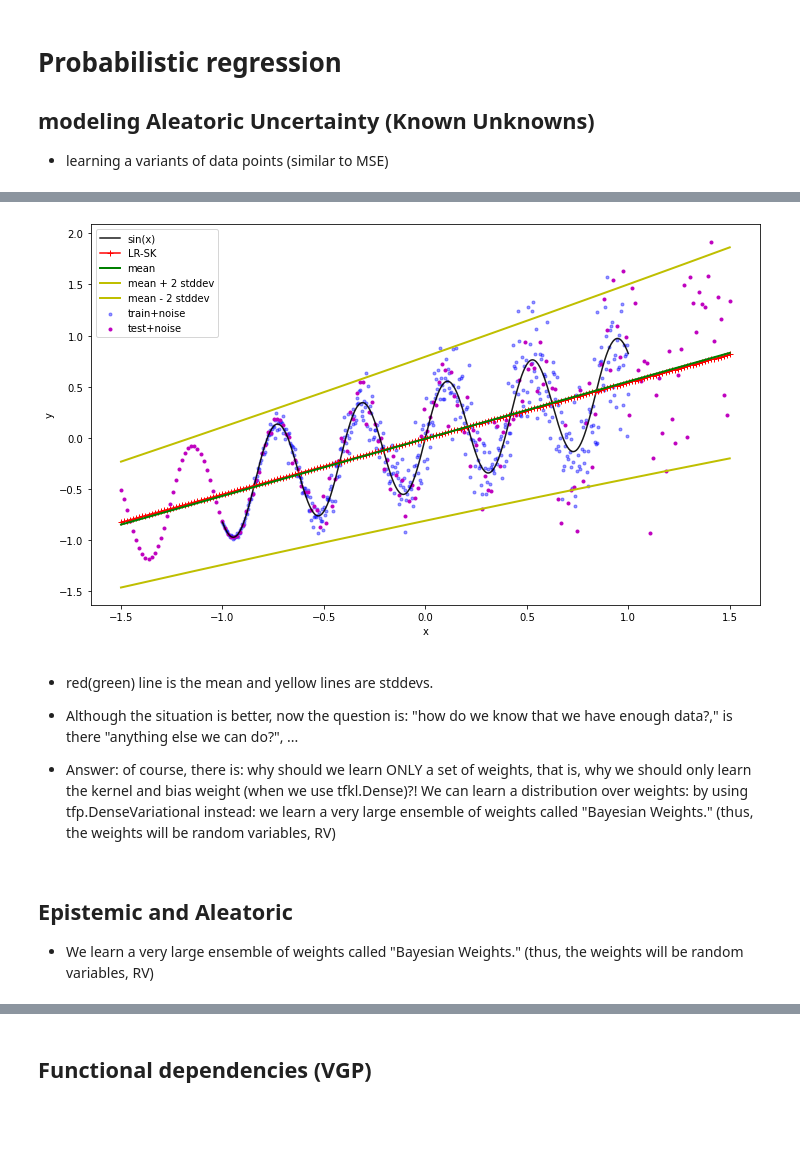
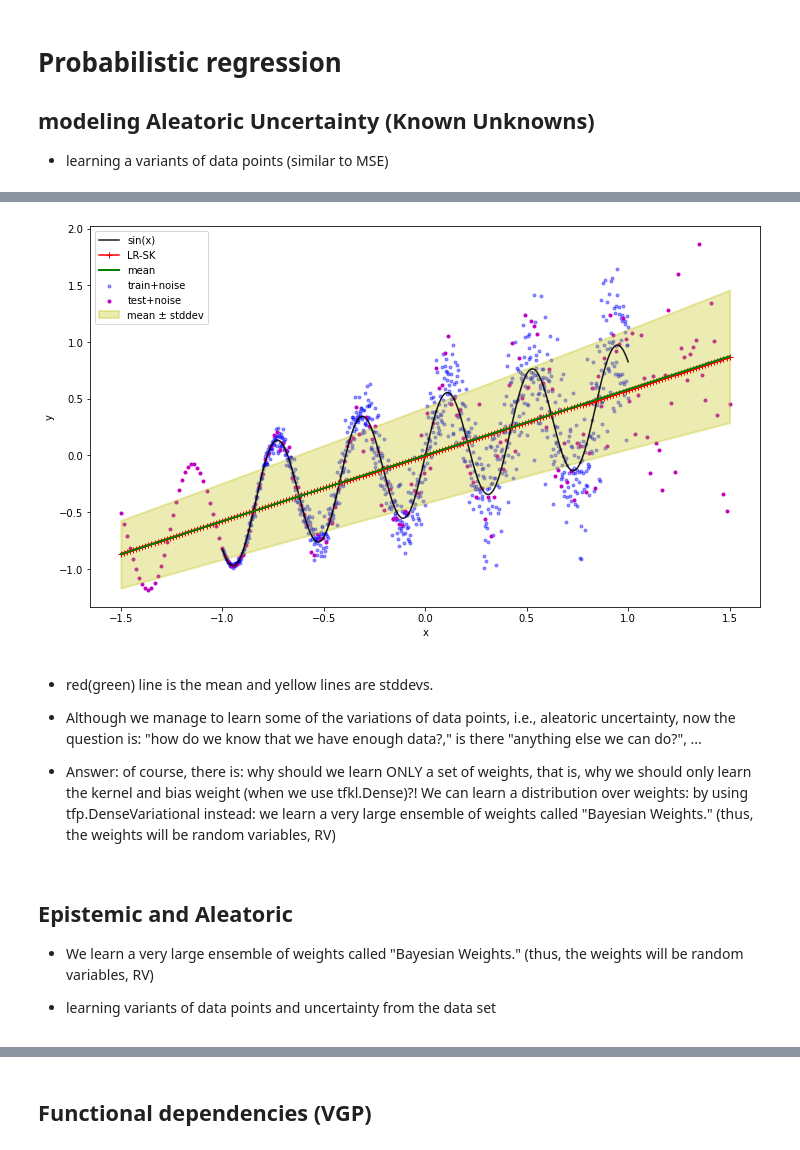
Before and after one commit to Sorooshi/miscellaneous, a Jupyter notebook: codes/probabilistic_programming_warmup.ipynb, the cells around one changed output, grey strips where cells are left out. Drawn from its saved outputs; the diff is of its cells as text; code cells hidden in the pictures; blank space fills up the shorter version.

```diff
--- a/codes/probabilistic_programming_warmup.ipynb
+++ b/codes/probabilistic_programming_warmup.ipynb
@@ -27,7 +27,7 @@ def noise(x, slope,):
     noise_std = np.maximum(0.0, x + 1.0 ) * slope
     return np.random.normal(0, noise_std).astype(np.float64)
 # %%
-x_train = np.linspace(-1, 1, 500, dtype=np.float64).reshape(-1, 1)
+x_train = np.linspace(-1, 1, 1000, dtype=np.float64).reshape(-1, 1)
 y_train = f(x_train) + noise(x=x_train, slope=0.2, )
 
 
@@ -74,13 +74,17 @@ plt.show()
 ## modeling Aleatoric Uncertainty (Known Unknowns)
 
 - learning a variants of data points (similar to MSE)
+# %%
+n_units = 2
+n_epochs = 1000
+n_repeats = 50
 # %%
 negloglik = lambda y, rv_y: -rv_y.log_prob(y)
 # %%
 # equivalent to LR from Sklearn
 
 mdl_al = tfk.Sequential([
-    tfkl.Dense(units=2),
+    tfkl.Dense(units=n_units),
     tfkl.Dense(1+1),
     tfpl.DistributionLambda(lambda t: tfd.Normal(loc=t[..., :1],
 
@@ -90,7 +94,7 @@ mdl_al = tfk.Sequential([
 
 mdl_al.compile(loss=negloglik, optimizer=tfk.optimizers.Adam(learning_rate=1e-3))
 
-mdl_al.fit(x=x_train, y=y_train, epochs=1000, verbose=True)
+mdl_al.fit(x=x_train, y=y_train, epochs=n_epochs, verbose=True)
 
 
 yhat_al = mdl_al(x_test)
@@ -115,31 +119,35 @@ Epoch 1000/1000
 # %%
-m_al = yhat_al.mean()
-s_al = yhat_al.stddev()
+m_al = yhat_al.mean()[:, 0]
+s_al = yhat_al.stddev()[:, 0]
 
 
 plt.figure(figsize=(12, 7))
 plt.plot(x_train, f(x_train), color='k', marker='', alpha=0.9, label="sin(x)")
 plt.scatter(x_train, y_train, color='b', marker='.', alpha=0.4, label="train+noise")
 plt.scatter(x_test, y_test, color='m', marker='.', label="test+noise")
 plt.plot(x_test, yhat_lr, color='r', marker='+',  label='LR-SK')
 plt.plot(x_test, m_al, color='g', marker='', linewidth=2, label=r'mean')
-plt.plot(x_test, m_al + 2 * s_al, color='y', linewidth=2, label=r'mean + 2 stddev')
-plt.plot(x_test, m_al - 2 * s_al, color='y', linewidth=2, label=r'mean - 2 stddev')
+
+plt.fill_between(x_test[:, 0], m_al+s_al, m_al-s_al,
+                 color='y', linewidth=2, alpha=0.3,
+                 label=r'mean ± stddev')
+
+# plt.plot(x_test, m_al - 2 * s_al, color='y', linewidth=2, label=r'mean - 2 stddev')
 
 
 
 plt.xlabel("x")
 plt.ylabel("y")
 plt.legend()
 plt.show()
 # %% [output]
-[figure, old version]
+[figure, new version]
 # %% [markdown]
 - red(green) line is the mean and yellow lines are stddevs.
 
 
 
-- Although the situation is better, now the question is: "how do we know that we have enough data?," is there "anything else we can do?", ...
+- Although we manage to learn some of the variations of data points, i.e., aleatoric uncertainty, now the question is: "how do we know that we have enough data?," is there "anything else we can do?", ...
 
 - Answer: of course, there is: why should we learn ONLY a set of weights, that is, why we should only learn the kernel and bias weight (when we use tfkl.Dense)?! We can learn a distribution over weights: by using tfp.DenseVariational instead: we learn a very large ensemble of weights called "Bayesian Weights." (thus, the weights will be random variables, RV)
 # %% [markdown]
@@ -147,6 +155,9 @@ plt.show()
 
 
 - We learn a very large ensemble of weights called "Bayesian Weights." (thus, the weights will be random variables, RV)
+
+
+- learning variants of data points and uncertainty from the data set
 # %%
 # Specify the surrogate posterior (posterior_mean_field) over 'keras.layers.Dense', i.e., 'kernel' and 'bias':
 # to learn the distributions over weights:
```
Also changed, not shown: parts of 14 cells of this notebook.
